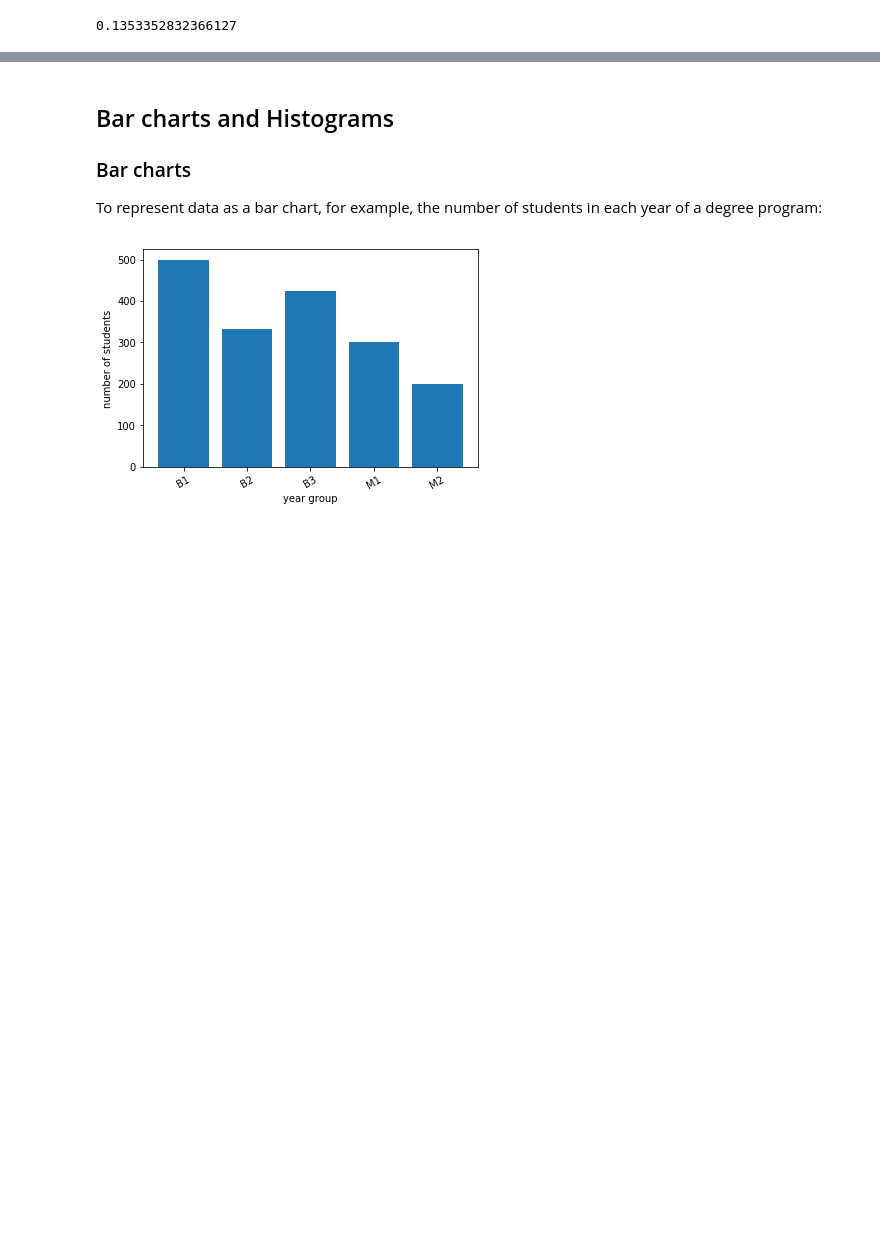
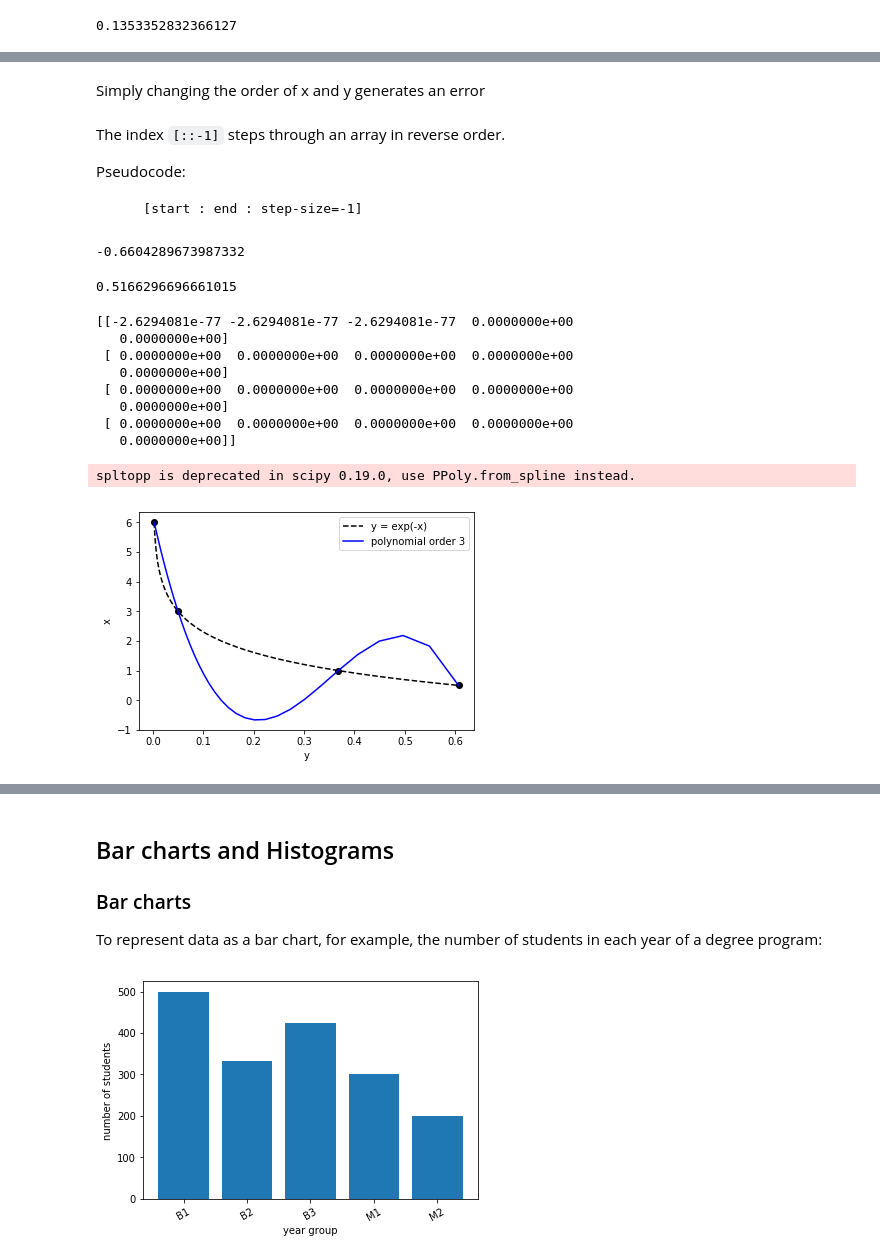
Before and after one commit to vongvanicht/Intro_to_Python, a Jupyter notebook: 05_Plotting_and_Analysing.ipynb, the cells around one changed output, grey strips where cells are left out. Cells and saved outputs as stored; diff of their text form; code cells hidden in the pictures; blank space fills up the shorter version.

```diff
--- a/05_Plotting_and_Analysing.ipynb
+++ b/05_Plotting_and_Analysing.ipynb
@@ -899,0 +907,2 @@ spltopp is deprecated in scipy 0.19.0, use PPoly.from_spline instead.
+# %% [markdown]
+Simply changing the order of x and y generates an error
@@ -899,0 +912,63 @@ spltopp is deprecated in scipy 0.19.0, use PPoly.from_spline instead.
+# %% [markdown]
+The index `[::-1]` steps through an array in reverse order.
+
+Pseudocode:
+
+        [start : end : step-size=-1]
+# %%
+# polynomial function
+func = splrep(y[::-1], x[::-1], k=3)
+print(splev(0.2, func))
+# %% [output]
+-0.6604289673987332
+# %%
+print(np.exp(splev(0.2, func)))
+# %% [output]
+0.5166296696661015
+# %%
+# original data
+x = np.array([0.5,1,3,6])
+y = np.array([0.6065, 0.3679, 0.0498, 0.0025])
+plt.plot(y[::-1], x[::-1], 'ko')
+
+# reverse order of x_int
+x_int = np.arange(6.0, 0.4, -0.1)
+
+# # function data
+#plt.plot(np.exp(-x_int), x_int, 'k--', label='exp(-x)')
+y_int = np.exp(-x_int)
+plt.plot(y_int, x_int, 'k--', label='y = exp(-x)')
+
+# # order polynomial interpolation - CHANGE THE ORDER
+order_poly = 3
+
+# # polynomial function
+func = splrep(y[::-1], x[::-1], k=order_poly)
+
+# # polynomial curve
+x_int = splev(y_int, func)
+plt.plot(y_int, x_int, 'b', label=f'polynomial order {order_poly}')
+
+plt.xlabel('y')
+plt.ylabel('x')
+plt.legend()
+
+
+# # coefficients
+C = spltopp(func[0][1:-1],func[1],func[2]).coeffs
+
+# # Print the coefficients of the function
+# # Columns : spline section
+# # Rows : term (index 0 : highest order term)
+print(C)
+# %% [output]
+[[-2.6294081e-77 -2.6294081e-77 -2.6294081e-77  0.0000000e+00
+   0.0000000e+00]
+ [ 0.0000000e+00  0.0000000e+00  0.0000000e+00  0.0000000e+00
+   0.0000000e+00]
+ [ 0.0000000e+00  0.0000000e+00  0.0000000e+00  0.0000000e+00
+   0.0000000e+00]
+ [ 0.0000000e+00  0.0000000e+00  0.0000000e+00  0.0000000e+00
+   0.0000000e+00]]
+spltopp is deprecated in scipy 0.19.0, use PPoly.from_spline instead.
+[figure, added]
```
Also changed, not shown: parts of 22 cells of this notebook.
